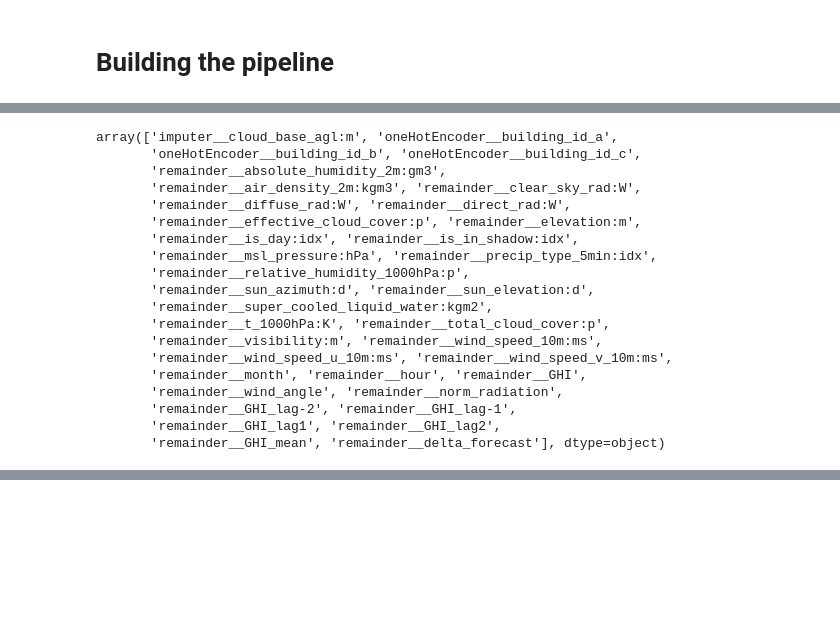
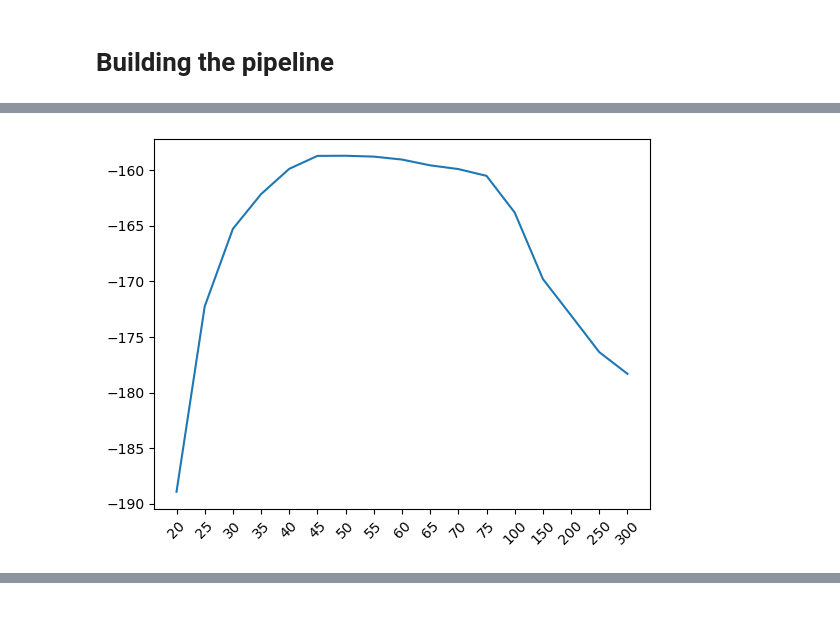
Before and after one commit to CristianoGambirasio/MLProjectNTNU, a Jupyter notebook: NOTEBOOK.ipynb, the cells around one changed output, grey strips where cells are left out. Drawn from its saved outputs; the diff is of its cells as text; code cells hidden in the pictures; blank space fills up the shorter version.

```diff
--- a/NOTEBOOK.ipynb
+++ b/NOTEBOOK.ipynb
@@ -447,34 +580,16 @@ Best parameters: {'estimator__n_estimators': 300}
 # %%
 
-# for key, values in m1_CV.param_grid.items():
-#     pass
+for key, values in m1_CV.param_grid.items():
+    pass
 
-# ax = plt.gca()
+ax = plt.gca()
 
-# sns.lineplot(y=m1_CV.cv_results_['mean_test_score'], x=list(map(str, values)))
-# _ = ax.set_xticklabels(ax.get_xticklabels(), rotation=90)
+sns.lineplot(y=m1_CV.cv_results_['mean_test_score'], x=list(map(str, values)))
+plt.xticks(rotation=45);
+# %% [output]
+[figure, added]
 # %%
-m1.steps[-3][1].get_feature_names_out()
+#m1.steps[-3][1].get_feature_names_out()
-# %% [output]
-array(['imputer__cloud_base_agl:m', 'oneHotEncoder__building_id_a',
-       'oneHotEncoder__building_id_b', 'oneHotEncoder__building_id_c',
-       'remainder__absolute_humidity_2m:gm3',
-       'remainder__air_density_2m:kgm3', 'remainder__clear_sky_rad:W',
-       'remainder__diffuse_rad:W', 'remainder__direct_rad:W',
-       'remainder__effective_cloud_cover:p', 'remainder__elevation:m',
-       'remainder__is_day:idx', 'remainder__is_in_shadow:idx',
-       'remainder__msl_pressure:hPa', 'remainder__precip_type_5min:idx',
-       'remainder__relative_humidity_1000hPa:p',
-       'remainder__sun_azimuth:d', 'remainder__sun_elevation:d',
-       'remainder__super_cooled_liquid_water:kgm2',
-       'remainder__t_1000hPa:K', 'remainder__total_cloud_cover:p',
-       'remainder__visibility:m', 'remainder__wind_speed_10m:ms',
-       'remainder__wind_speed_u_10m:ms', 'remainder__wind_speed_v_10m:ms',
-       'remainder__month', 'remainder__hour', 'remainder__GHI',
-       'remainder__wind_angle', 'remainder__norm_radiation',
-       'remainder__GHI_lag-2', 'remainder__GHI_lag-1',
-       'remainder__GHI_lag1', 'remainder__GHI_lag2',
-       'remainder__GHI_mean', 'remainder__delta_forecast'], dtype=object)
 # %%
 f_names = m1.steps[-3][1].get_feature_names_out()
 f_importances = m1.steps[-1][1].feature_importances_
```
Also changed, not shown: parts of 36 cells of this notebook, 2 other files.
